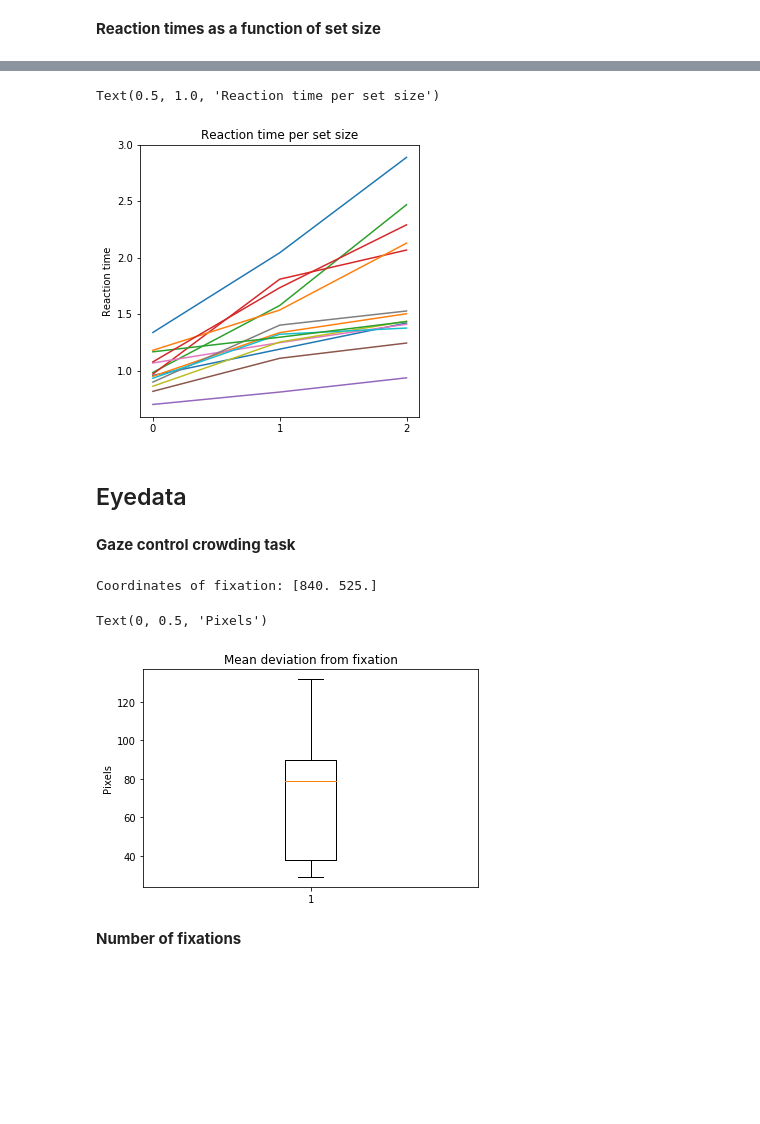
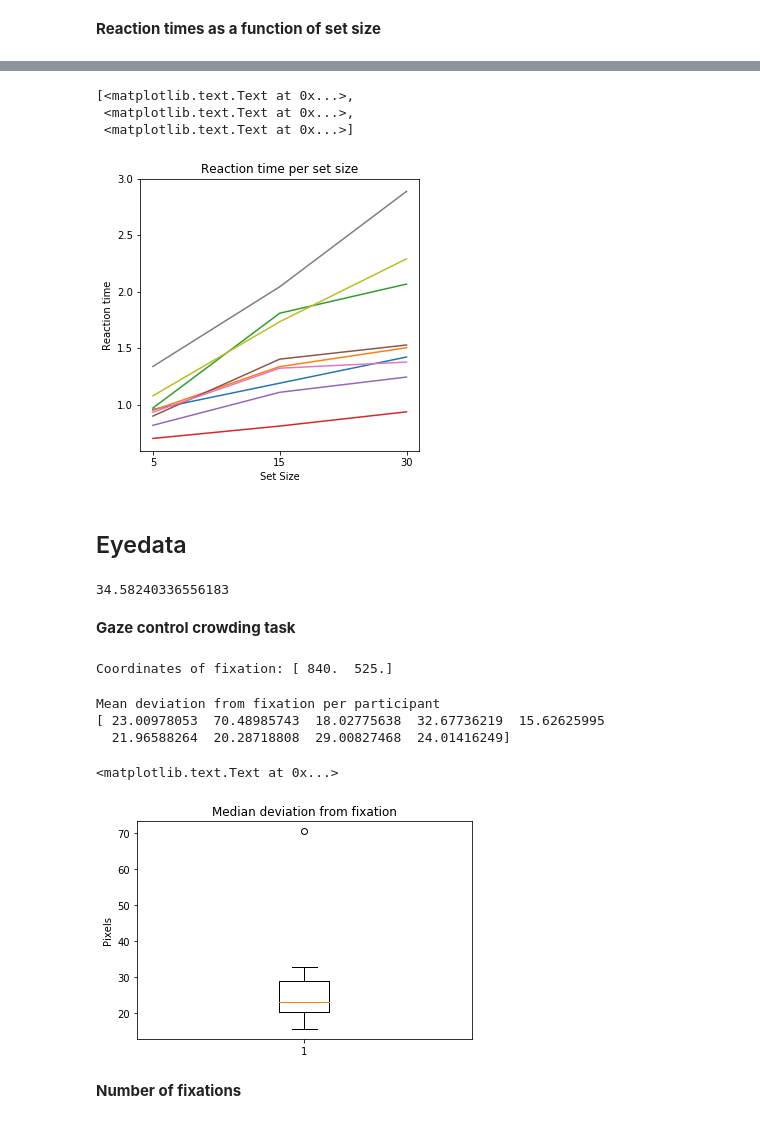
Before and after one commit to iverissimo/Crowding, a Jupyter notebook: Crowding in visual search data analysis.ipynb, the cells around one changed output, grey strips where cells are left out. Drawn from its saved outputs; the diff is of its cells as text; code cells hidden in the pictures; blank space fills up the shorter version.

```diff
--- a/Crowding in visual search data analysis.ipynb
+++ b/Crowding in visual search data analysis.ipynb
@@ -45,11 +54,12 @@ for sub in range(len(subjects)):
     data_sub = data_sub.loc[(trials_block):(total_trials-1)]
     miss = []
 
-    for trial in range(int(trials_block),int(total_trials)):
+    #for trial in range(int(trials_block),int(total_trials)):
+    #
+    #    if data_sub['key_pressed'][trial] != "right" and data_sub['key_pressed'][trial] != "left":
+    #        miss.append(1)
+    miss = data_sub['key_pressed'].isna().sum() #easier way to count NaNs in dataframe
 
-        if data_sub['key_pressed'][trial] != "right" and data_sub['key_pressed'][trial] != "left":
-            miss.append(1)
-
-    missed_trials[sub] = len(miss)/len(data_sub)
+    missed_trials[sub] = miss/len(data_sub)#len(miss)/len(data_sub)
 # %%
 #print('Percentage of missed trials per participant')
@@ -175,7 +250,7 @@ for sub in range(len(subjects)):
             if data_sub["flanker_presence"][i]=="flankers" and data_sub["target_ecc"][i]==ecc[e]:
                 tfr.append(data_sub["target_flank_ratio"][i])
 
-        crit_distance[sub,e] = sum(tfr)/len(tfr)
+        crit_distance[sub,e] = np.median(tfr) #sum(tfr)/len(tfr)
 
-crit_dist_mean = np.mean(crit_distance,axis=1)
+crit_dist_mean = np.median(crit_distance,axis=1) #np.mean(crit_distance,axis=1)
 # %%
@@ -200,0 +289,14 @@ plt.xlim(0.2,0.8)
+# %%
+#plt.figure(figsize=(5,5))
+%matplotlib inline
+f, ax = plt.subplots()
+
+for sub in range(len(subjects)):
+    ax.plot(crit_distance[sub])
+
+ax.set_xlabel('ecc')
+ax.set_ylabel('Critical distance')
+ax.set_title('critical distance per ecc')
+ax.set_xticks([0,1,2])
+ax.set_xticklabels(ecc)
+plt.show()
@@ -223,7 +327,8 @@ KstestResult(statistic=0.6041100406244124, pvalue=2.0086665522676716e-05)
 # %%
 search_files = []
 for sub in range(len(subjects)):
-    filename = 'C:\\Users\\Steffi\\Desktop\\PSR\\Data\\output_VS\\data_visualsearch_pp_%s.csv' %(subjects[sub])
+    #filename = 'C:\\Users\\Steffi\\Desktop\\PSR\\Data\\output_VS\\data_visualsearch_pp_%s.csv' %(subjects[sub])
+    filename = os.path.join(os.getcwd(),'Data/output_VS/data_visualsearch_pp_%s.csv' %(subjects[sub]))
     search_files.append(filename)
 # %%
 rows = (len(subjects)/2)+1
@@ -360,15 +534,20 @@ rt_setsize_mean = np.mean(rt_setsize,axis=0)
 # %%
-plt.figure(figsize=(5,5))
+#plt.figure(figsize=(5,5))
+f, ax = plt.subplots(figsize=(5,5))
 
 for sub in range(len(subjects)):
-    plt.plot(rt_setsize[sub])
+    ax.plot(rt_setsize[sub])
 
-plt.xticks([0,1,2])
-plt.ylabel('Reaction time')
-plt.title('Reaction time per set size')
+ax.set_xlabel('Set Size')
+ax.set_ylabel('Reaction time')
+ax.set_title('Reaction time per set size')
+ax.set_xticks([0,1,2])
+ax.set_xticklabels(set_size)
 # %% [output]
-Text(0.5, 1.0, 'Reaction time per set size')
+[<matplotlib.text.Text at 0x...>,
+ <matplotlib.text.Text at 0x...>,
+ <matplotlib.text.Text at 0x...>]
-[figure, old version]
+[figure, new version]
 # %% [markdown]
 ## Eyedata
 # %%
@@ -395,6 +574,10 @@ screen_distance = 50
 screen_height = 30
 
 gabor_size_pix = ang2pix(gabor_size_deg,screen_height,screen_distance,vRes) #radius in pixels
+# %%
+gabor_size_pix
+# %% [output]
+34.58240336556183
 # %%
 eye_search_files = []
 for sub in range(len(subjects)):
@@ -428,19 +613,23 @@ for sub in range(len(subjects)):
             #print(distance)
             deviation.append(distance)
 
-    gaze[sub]=np.mean(deviation)
+    gaze[sub]=np.median(deviation)#np.mean(deviation)
 # %% [output]
-Coordinates of fixation: [840. 525.]
+Coordinates of fixation: [ 840.  525.]
 # %%
-#print('Mean deviation from fixation per participant')
-#print(gaze)
+print('Mean deviation from fixation per participant')
+print(gaze)
+# %% [output]
+Mean deviation from fixation per participant
+[ 23.00978053  70.48985743  18.02775638  32.67736219  15.62625995
+  21.96588264  20.28718808  29.00827468  24.01416249]
 # %%
 plt.boxplot(gaze)
-plt.title('Mean deviation from fixation')
+plt.title('Median deviation from fixation')
 plt.ylabel('Pixels')
 # %% [output]
-Text(0, 0.5, 'Pixels')
+<matplotlib.text.Text at 0x...>
-[figure, old version]
+[figure, new version]
 # %% [markdown]
 **Number of fixations**
 # %%
```
Also changed, not shown: parts of 67 cells of this notebook.
